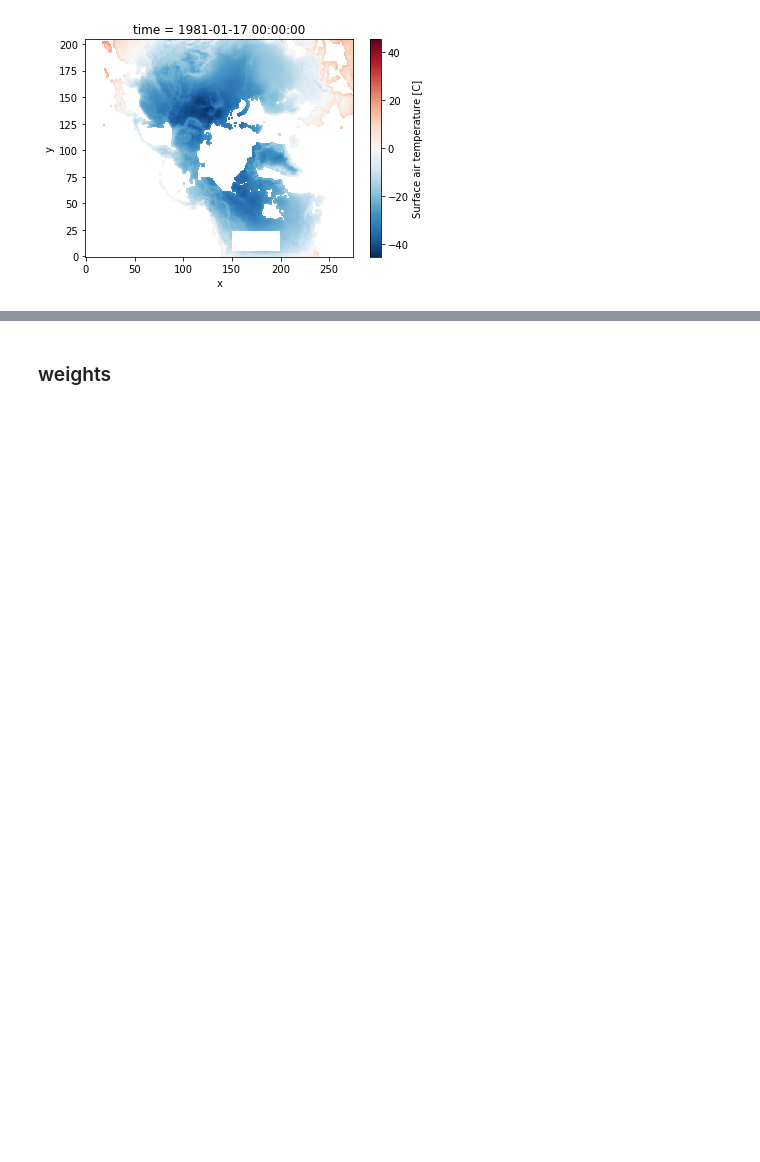
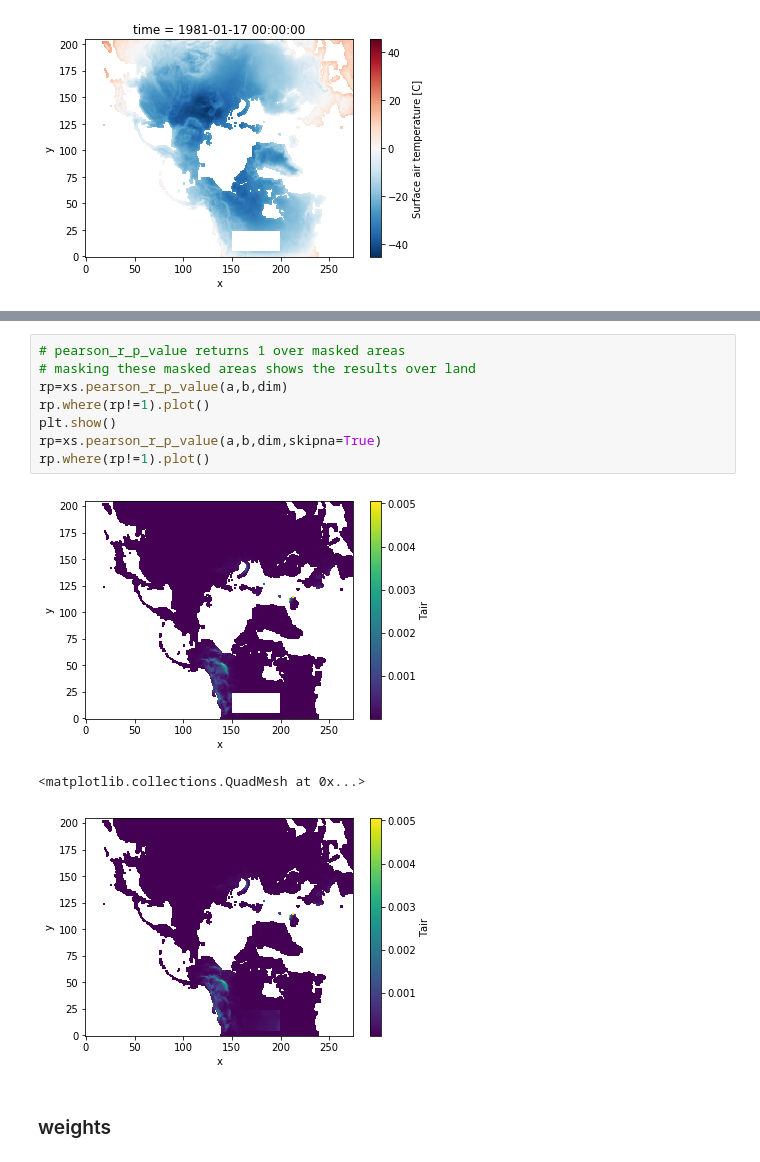
Before and after one commit to xarray-contrib/xskillscore, a Jupyter notebook: docs/source/examples/Demo.ipynb, the cells around one changed output, grey strips where cells are left out. Drawn from its saved outputs; the diff is of its cells as text; blank space fills up the shorter version.

```diff
--- a/docs/source/examples/Demo.ipynb
+++ b/docs/source/examples/Demo.ipynb
@@ -66,3 +66,15 @@ for metric in metrics:
+# %%
+# pearson_r_p_value returns 1 over masked areas
+# masking these masked areas shows the results over land
+rp=xs.pearson_r_p_value(a,b,dim)
+rp.where(rp!=1).plot()
+plt.show()
+rp=xs.pearson_r_p_value(a,b,dim,skipna=True)
+rp.where(rp!=1).plot()
+# %% [output]
+[figure, added]
+<matplotlib.collections.QuadMesh at 0x...>
+[figure, added]
 # %% [markdown]
 ### weights
 # %%
```
Also changed, not shown: parts of 11 cells of this notebook, 3 other files.
